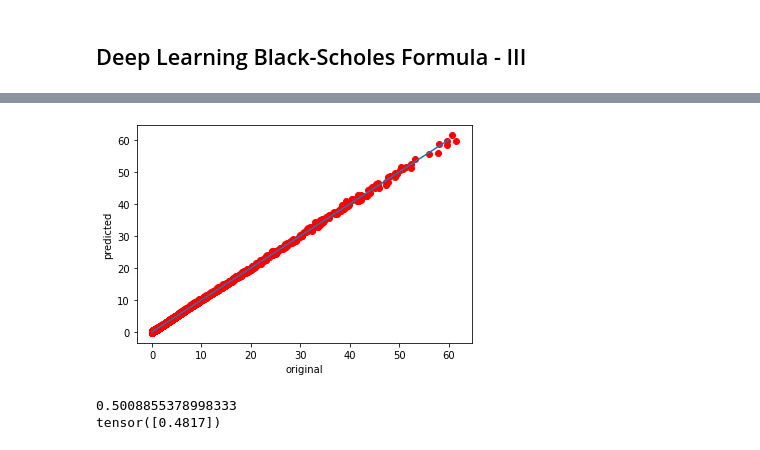
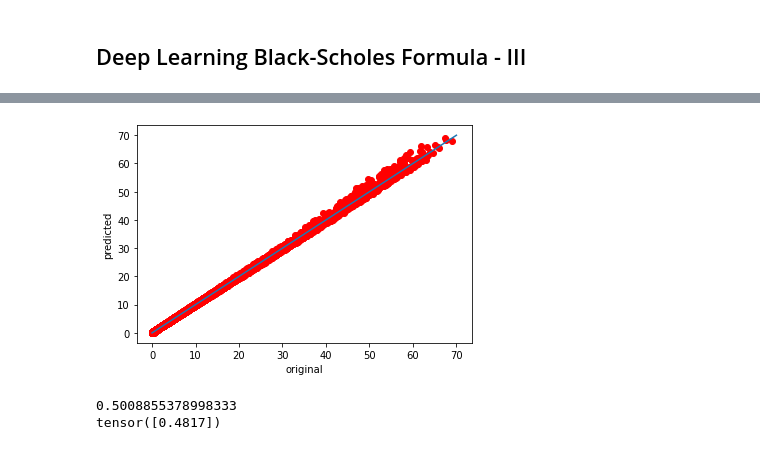
Before and after one commit to tmtsf/deep-learning, a Jupyter notebook: code/02-quant_finance/src/black_scholes_iii.ipynb, the cells around one changed output, grey strips where cells are left out. Drawn from its saved outputs; the diff is of its cells as text; code cells hidden in the pictures.

Commit message:
used the same set of data for all types of training

```diff
--- a/code/02-quant_finance/src/black_scholes_iii.ipynb
+++ b/code/02-quant_finance/src/black_scholes_iii.ipynb
@@ -16,7 +16,7 @@ train_set, test_set = np.array(dataset[:30000], dtype=float), np.array(dataset[3
 train_features, train_labels = torch.from_numpy(train_set[:, 0:5]), torch.from_numpy(train_set[:, 5:])
 test_features, test_labels = torch.from_numpy(test_set[:, 0:5]), torch.from_numpy(test_set[:, 5:])
 # %%
-batch_size = 128
+batch_size = 256
 train_iter = torch.utils.data.DataLoader(torch.utils.data.TensorDataset(train_features, train_labels),
                                          batch_size,
                                          shuffle=True)
@@ -25,18 +25,18 @@ test_iter = torch.utils.data.DataLoader(torch.utils.data.TensorDataset(test_feat
                                         shuffle=False)
 # %%
 num_inputs = 5
-num_hidden = 100
+num_hidden = 20
 num_outputs = 1
 
-w1 = torch.nn.Parameter(torch.randn(num_inputs, num_hidden, requires_grad=True) * .02)
+w1 = torch.nn.Parameter(torch.randn(num_inputs, num_hidden, requires_grad=True) * .01)
 b1 = torch.nn.Parameter(torch.zeros(num_hidden, requires_grad=True))
 w2 = torch.nn.Parameter(torch.randn(num_hidden, num_hidden, requires_grad=True) * .01)
 b2 = torch.nn.Parameter(torch.zeros(num_hidden, requires_grad=True))
-w3 = torch.nn.Parameter(torch.randn(num_hidden, num_hidden, requires_grad=True) * .03)
+w3 = torch.nn.Parameter(torch.randn(num_hidden, num_hidden, requires_grad=True) * .01)
 b3 = torch.nn.Parameter(torch.zeros(num_hidden, requires_grad=True))
 w4 = torch.nn.Parameter(torch.randn(num_hidden, num_hidden, requires_grad=True) * .01)
 b4 = torch.nn.Parameter(torch.zeros(num_hidden, requires_grad=True))
-w5 = torch.nn.Parameter(torch.randn(num_hidden, num_outputs, requires_grad=True) * .05)
+w5 = torch.nn.Parameter(torch.randn(num_hidden, num_outputs, requires_grad=True) * .01)
 b5 = torch.nn.Parameter(torch.zeros(num_outputs, requires_grad=True))
 
 params = [w1, b1, w2, b2, w3, b3, w4, b4, w5, b5]
@@ -77,10 +77,10 @@ model = Model(params)
 # %%
 loss = torch.nn.MSELoss()
 # %%
-learning_rate = 0.0001
+learning_rate = 0.0005
 optimizer = torch.optim.SGD(params, lr=learning_rate)
 # %%
-num_epochs = 30
+num_epochs = 10
 for epoch in range(num_epochs):
   for X, y in train_iter:
     val, deriv = model(X.float())
@@ -133,16 +126,16 @@ with torch.no_grad():
 # %%
 with torch.no_grad():
-  val, deriv = model(train_features.float())
+  val, deriv = model(test_features.float())
   predicted = val.numpy().reshape(-1)
-  original = train_labels[:, 0].numpy().reshape(-1)
+  original = test_labels[:, 0].numpy().reshape(-1)
 
   plt.plot(original, predicted, 'ro')
   plt.xlabel("original")
   plt.ylabel("predicted")
-  plt.plot([0, 60], [0, 60])
+  plt.plot([0, 70], [0, 70])
   plt.show()
 # %% [output]
-[figure, old version]
+[figure, new version]
 # %%
 from synthetic_black_scholes_data import value_call_option
 import random
```
Also changed, not shown: parts of 4 cells of this notebook, 3 other files.
